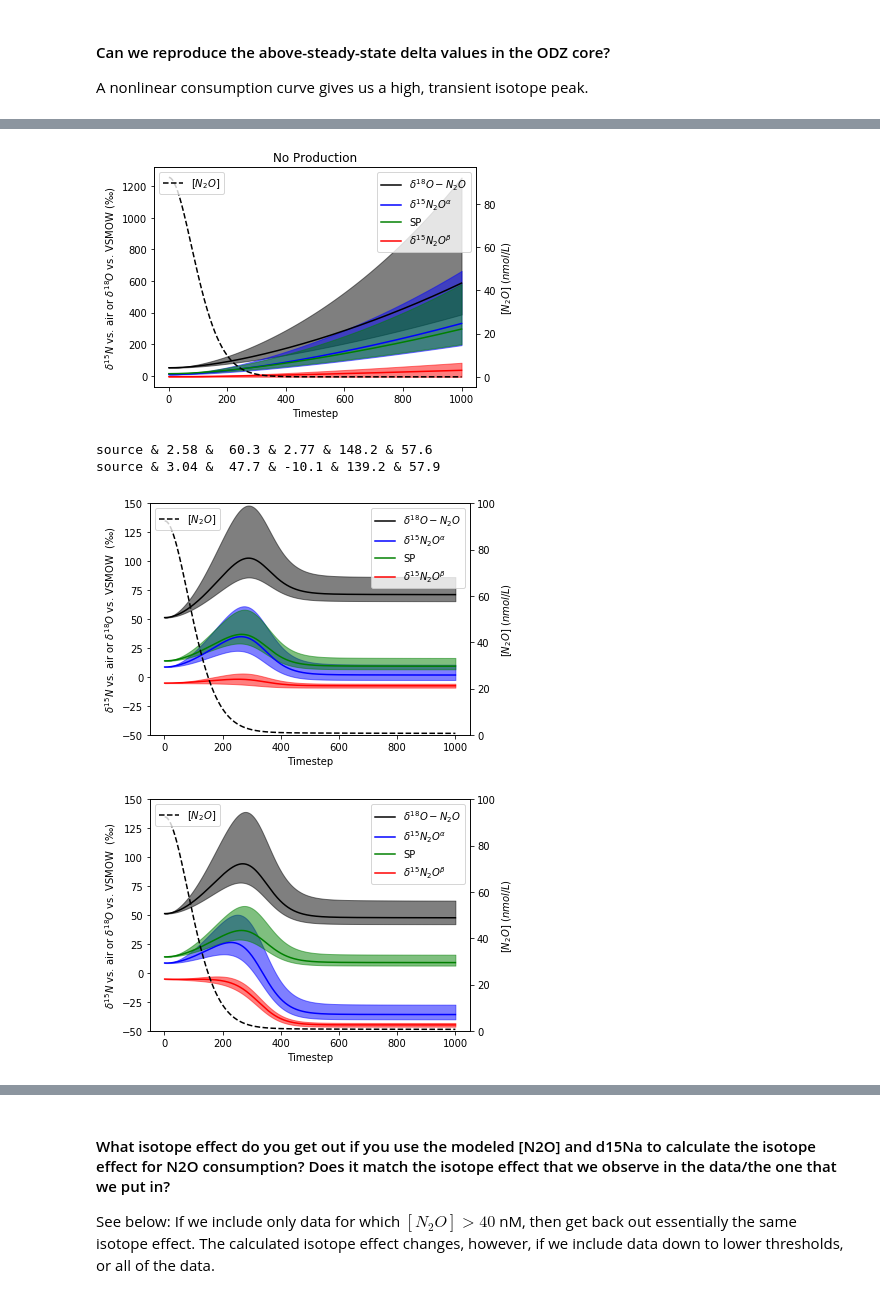
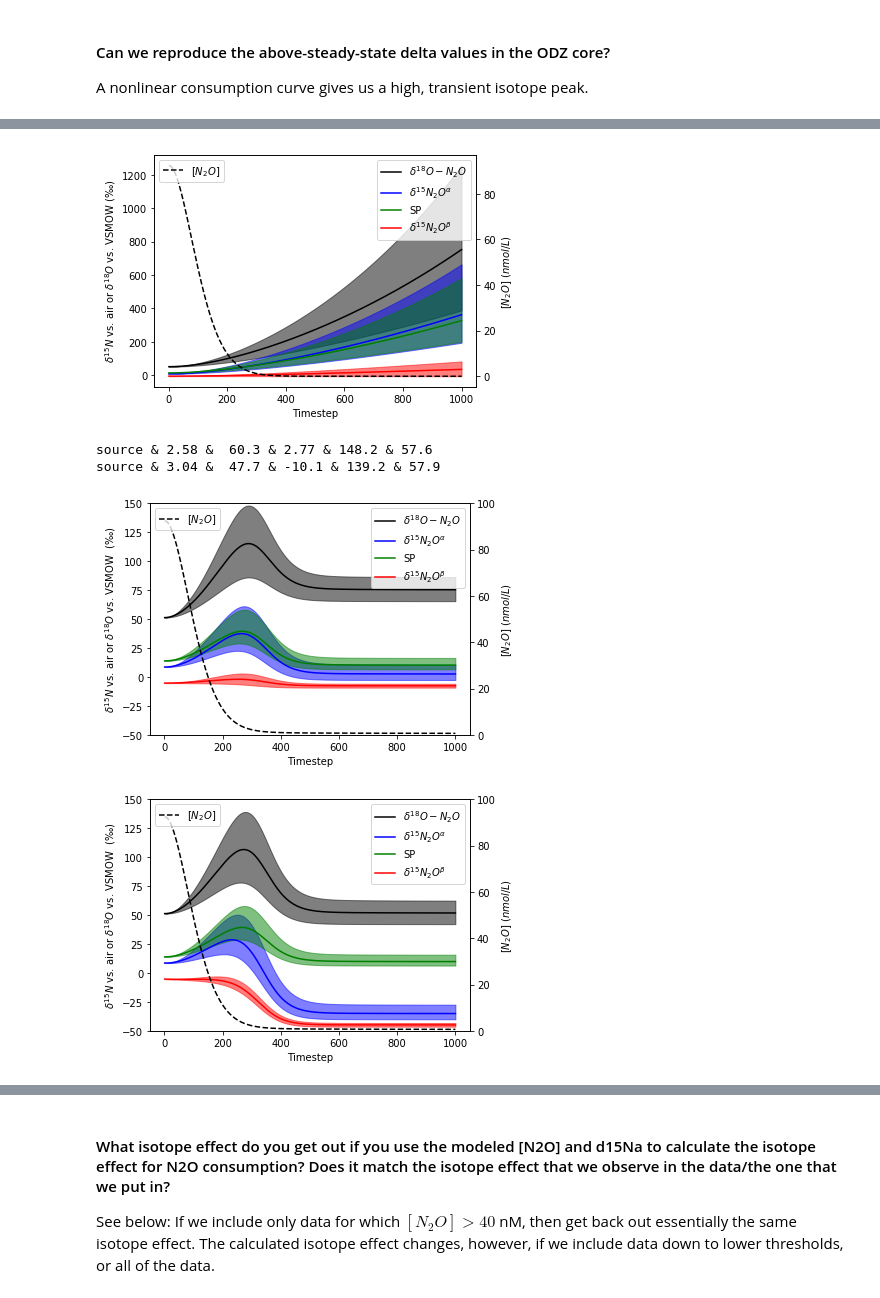
Before and after one commit to ckelly314/N2O_forward_model, a Jupyter notebook: 200413 forward model v4.ipynb, the cells around one changed output, grey strips where cells are left out. Cells and saved outputs as stored; diff of their text form; code cells hidden in the pictures.

```diff
--- a/200413 forward model v4.ipynb
+++ b/200413 forward model v4.ipynb
@@ -283,7 +283,7 @@ A nonlinear consumption curve gives us a high, transient isotope peak.
 inits = initialize()
 
 alphas1 = [22.,6.6,  22.,0., 24.,12.,-2.,10.9, 10.,1.0]
-alphas2 = [22.,10.89,22.,1.6,24.,12.,-2.,16.22,10.,1.0]
+alphas2 = [22.,11.8,22.,1.6,24.,12.,-2.,20.2,10.,1.0]
 alphas3 = [22.,19.8, 22.,3.4,24.,12.,-2.,30.5, 10.,1.0]
 
 consumptionmax = 0.21
@@ -340,7 +340,7 @@ ax2.set_ylabel(r'$[N_2O]\ (nmol/L)$')
 ax2.legend(loc=2)
 
 ax2.legend(loc=2)
-ax2.set_title(r'No Production')
+#ax2.set_title(r'No Production')
 
 plt.tight_layout()
 
@@ -353,4 +353,4 @@ output2[output2.d18N2O == output2.d18N2O.max()]
-[figure, old version]
+[figure, new version]
 # %%
 # run the model with a range of isotope effects for N2O consumption
 # ...and plot the output, as well as print out the values at the d18O maximum
@@ -359,7 +359,7 @@ saveout = pd.DataFrame([],columns=['[NO3-]_uM', 'd15NO3-', 'd18NO3-', '[NO2-]_uM
        '[N2O]_nM', 'd15N2Oa', 'd15N2Ob', 'd18N2O', 'SP'])
 
 alphas1 = [22.,6.6,  22.,0., 24.,12.,-2.,10.9, 10.,1.0]
-alphas2 = [22.,10.89,22.,1.6,24.,12.,-2.,16.22,10.,1.0]
+alphas2 = [22.,11.8,22.,1.6,24.,12.,-2.,20.2,10.,1.0]
 alphas3 = [22.,19.8, 22.,3.4,24.,12.,-2.,30.5, 10.,1.0]
 
 consumptionmax = 0.21
@@ -444,5 +444,5 @@ for count, s in enumerate(['NO3-','NO2-']):
 # %% [output]
 source & 2.58 &  60.3 & 2.77 & 148.2 & 57.6
 source & 3.04 &  47.7 & -10.1 & 139.2 & 57.9
-[figure, old version]
+[figure, new version]
-[figure, old version]
+[figure, new version]
```
Also changed, not shown: parts of 11 cells of this notebook, 29 other files.
